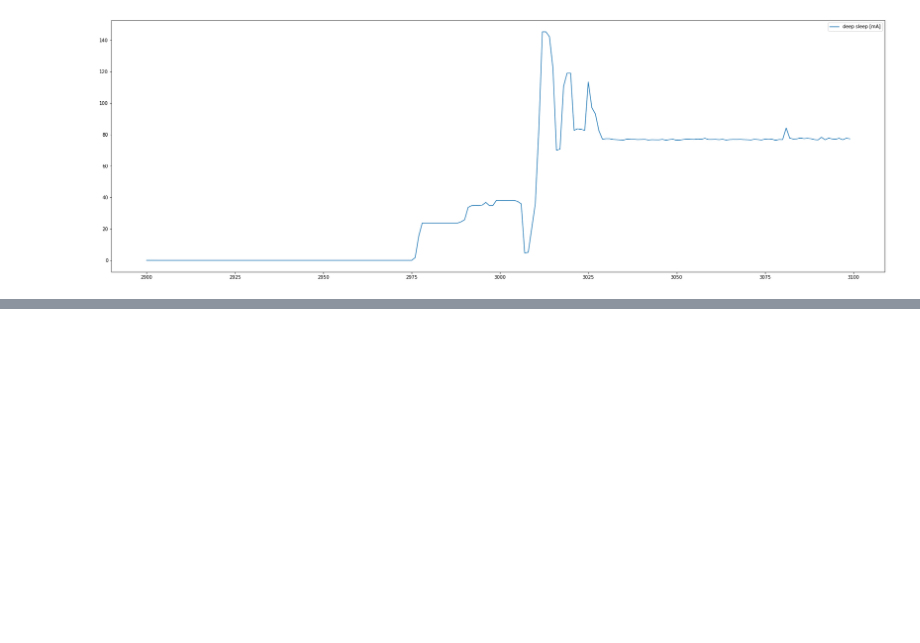
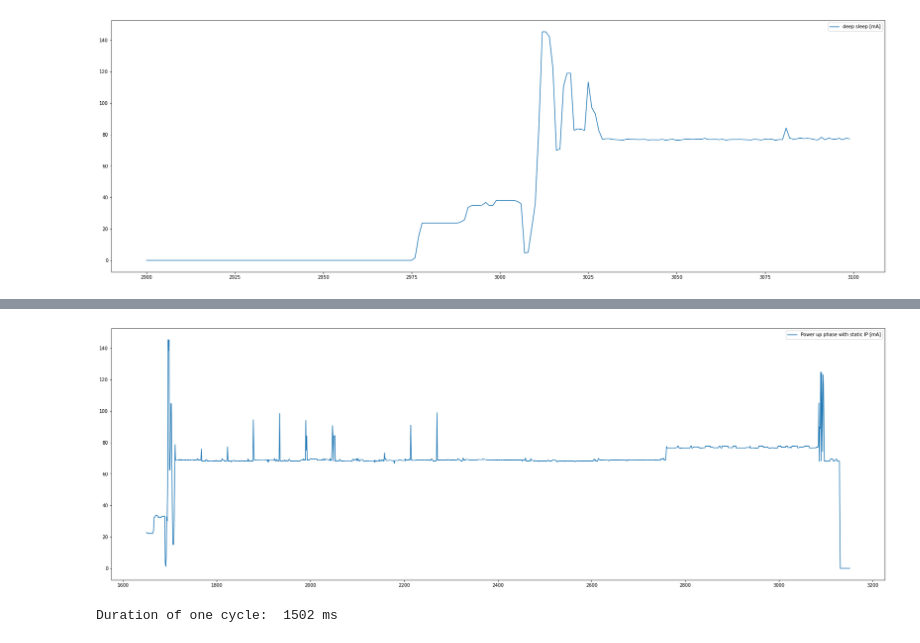
Before and after one commit to widmannthomas/dibse_integratives_gesamt_projekt, a Jupyter notebook: current_sensor/current_analysis.ipynb, the cells around one changed output, grey strips where cells are left out. Saved outputs shown, nothing was run; the diff lists cells and outputs as text; code cells hidden in the pictures; blank space fills up the shorter version.

```diff
--- a/current_sensor/current_analysis.ipynb
+++ b/current_sensor/current_analysis.ipynb
@@ -45,0 +75,3 @@ plt.show()
+# %%
+data_frame_static_ip_test = pd.read_csv("static_ip.csv", sep=" ", names=["time_ms", "current_mA"])
+data_frame_static_ip_test.describe()
@@ -45,0 +88,12 @@ plt.show()
+# %%
+start=1630
+end=3132
+duration=end-start
+plt.plot(data_frame_static_ip_test.current_mA[1650:3152], label="Power up phase with static IP [mA]")
+#plt.plot(data_frame_static_ip_test.current_mA, label="Power up phase with static IP [mA]")
+plt.legend()
+plt.show()
+print("Duration of one cycle: ", duration, "ms")
+# %% [output]
+[figure, added]
+Duration of one cycle:  1502 ms
```
Also changed, not shown: parts of 5 cells of this notebook, 2 other files.
